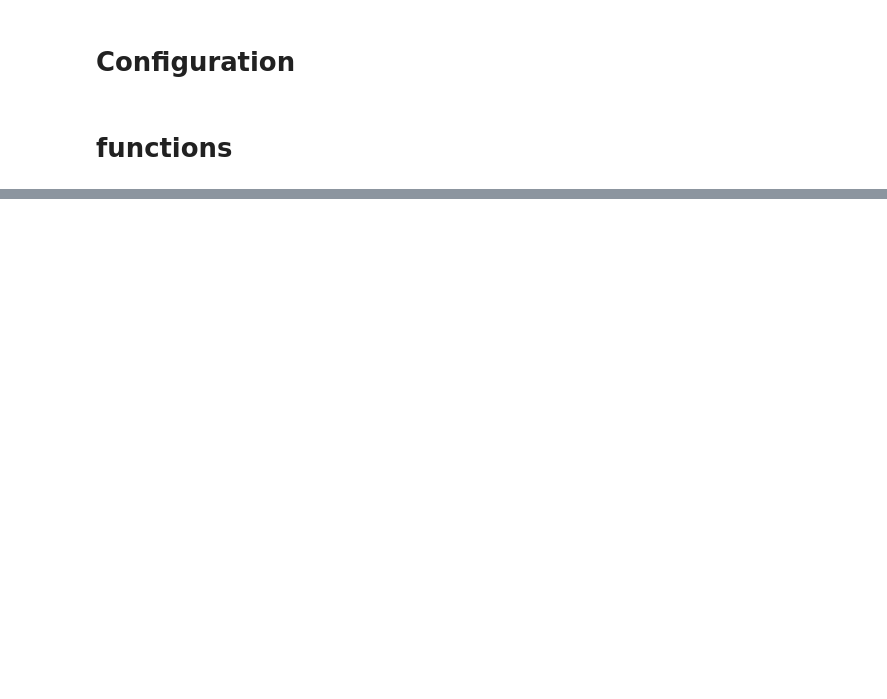
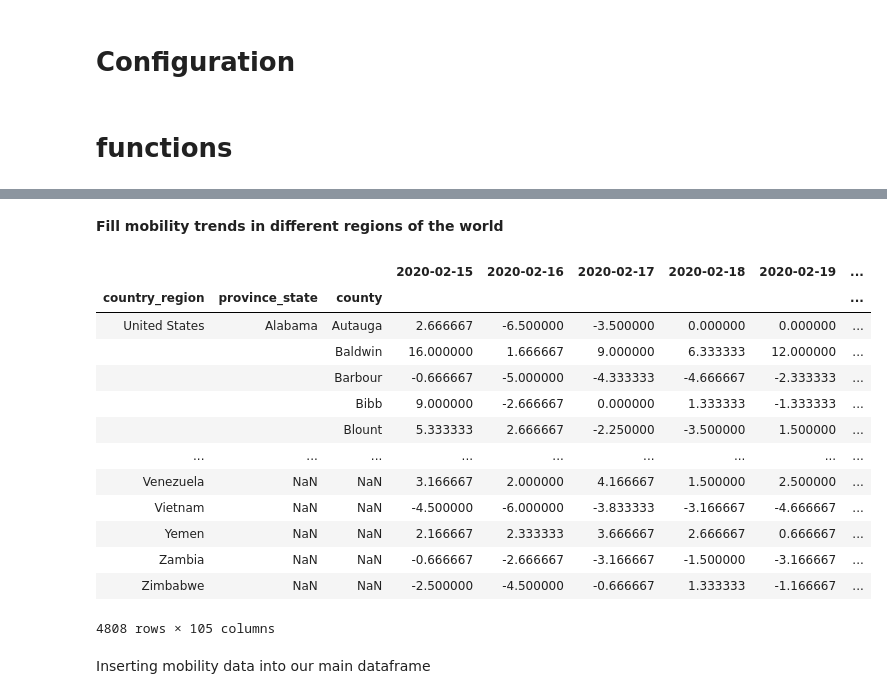
Before and after one commit to abtinkd/covid19, a Jupyter notebook: data-exploration.ipynb, the cells around one changed output, grey strips where cells are left out. Cells and saved outputs as stored; diff of their text form; code cells hidden in the pictures; blank space fills up the shorter version.

```diff
--- a/data-exploration.ipynb
+++ b/data-exploration.ipynb
@@ -51,4 +80,41 @@ def clean_up(df):
 
 def sparse_columns(df, sparsity_level=0.5):
     return df.columns[df.isna().sum() > df.shape[0] * sparsity_level].values
+# %%
+def get_google_mobility_data(url):
+    df_mobility = load_data(url)
+    df_mobility = format_cells(format_columns(df_mobility))
+    df_mobility.loc[df_mobility['country_region'] == 'Aruba',
+                    ['country_region', 'province_state']] = ('Netherlands', 'Aruba')
+    df_mobility.loc[df_mobility['country_region'] == 'Réunion',
+                    ['country_region', 'province_state']] = ('France', 'Réunion')
+    df_mobility.loc[df_mobility['country_region'] == 'Hong Kong'
+                    , ['country_region', 'province_state']] = ('China', 'Hong Kong')
+    df_mobility['mobility'] = None
+    cols = df_mobility.columns[-7:-1]
+    df_mobility['mobility'] = df_mobility[cols].mean(axis=1)
+    df_mob_1 = df_mobility[(~df_mobility['country_region'].isna()) &
+                       (~df_mobility['province_state'].isna()) &
+                       (~df_mobility['county'].isna())]
+    df_mobility.drop(df_mob_1.index, inplace=True)
+    df_mob_1 = (df_mob_1.pivot_table(values='mobility', index=['country_region', 'province_state', 'county'], columns='date')
+            .reset_index())
+
+    df_mob_2 = df_mobility[(~df_mobility['country_region'].isna()) &
+                       (~df_mobility['province_state'].isna()) &
+                       (df_mobility['county'].isna())]
+    df_mobility.drop(df_mob_2.index, inplace=True)
+    df_mob_2 = df_mob_2.pivot_table(values='mobility', index=['country_region', 'province_state'], columns='date').reset_index()
+
+    df_mob_3 = df_mobility[(~df_mobility['country_region'].isna()) &
+                       (df_mobility['province_state'].isna()) &
+                       (df_mobility['county'].isna())]
+    df_mobility.drop(df_mob_3.index, inplace=True)
+    df_mob_3 = df_mob_3.pivot_table(values='mobility', index=['country_region'], columns='date').reset_index()
+    df_mob = (df_mob_1.append(df_mob_2, sort=False)
+              .append(df_mob_3, sort=False)
+              .reset_index()
+              .drop(columns='index')
+              .set_index(['country_region', 'province_state', 'county']))
+    return df_mob
 # %% [markdown]
@@ -123,0 +211,2 @@ df = df_us.append(df_global, sort=False)
+# %% [markdown]
+**Fill mobility trends in different regions of the world**
@@ -123,0 +219,19 @@ df = df_us.append(df_global, sort=False)
+# %%
+df_mobility
+# %% [output]
+|  |  |  | 2020-02-15 | 2020-02-16 | 2020-02-17 | 2020-02-18 | 2020-02-19 | ... |
+| country_region | province_state | county |  |  |  |  |  | ... |
+| United States | Alabama | Autauga | 2.666667 | -6.500000 | -3.500000 | 0.000000 | 0.000000 | ... |
+|  |  | Baldwin | 16.000000 | 1.666667 | 9.000000 | 6.333333 | 12.000000 | ... |
+|  |  | Barbour | -0.666667 | -5.000000 | -4.333333 | -4.666667 | -2.333333 | ... |
+|  |  | Bibb | 9.000000 | -2.666667 | 0.000000 | 1.333333 | -1.333333 | ... |
+|  |  | Blount | 5.333333 | 2.666667 | -2.250000 | -3.500000 | 1.500000 | ... |
+| ... | ... | ... | ... | ... | ... | ... | ... | ... |
+| Venezuela | NaN | NaN | 3.166667 | 2.000000 | 4.166667 | 1.500000 | 2.500000 | ... |
+| Vietnam | NaN | NaN | -4.500000 | -6.000000 | -3.833333 | -3.166667 | -4.666667 | ... |
+| Yemen | NaN | NaN | 2.166667 | 2.333333 | 3.666667 | 2.666667 | 0.666667 | ... |
+| Zambia | NaN | NaN | -0.666667 | -2.666667 | -3.166667 | -1.500000 | -3.166667 | ... |
+| Zimbabwe | NaN | NaN | -2.500000 | -4.500000 | -0.666667 | 1.333333 | -1.166667 | ... |
+4808 rows × 105 columns
+# %% [markdown]
+Inserting mobility data into our main dataframe
```
Also changed, not shown: parts of 28 cells of this notebook.
